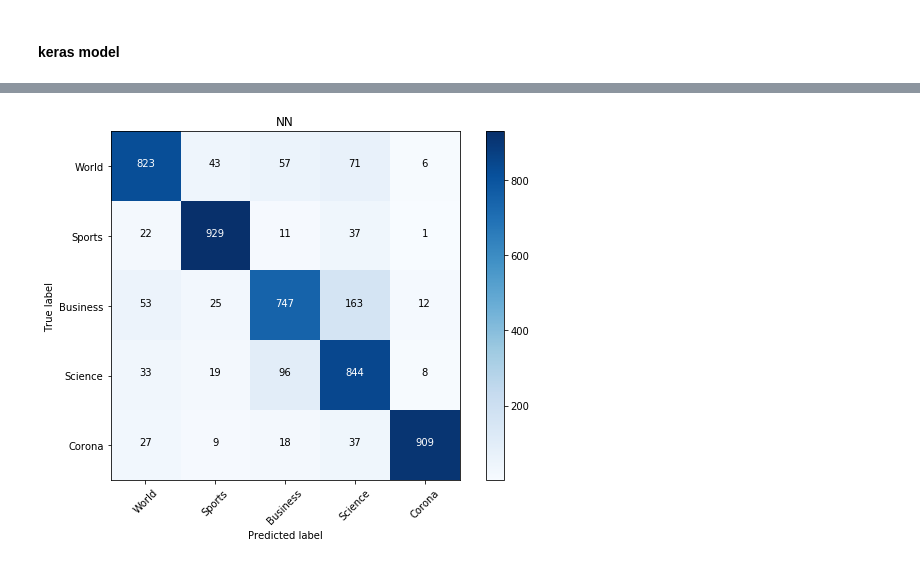
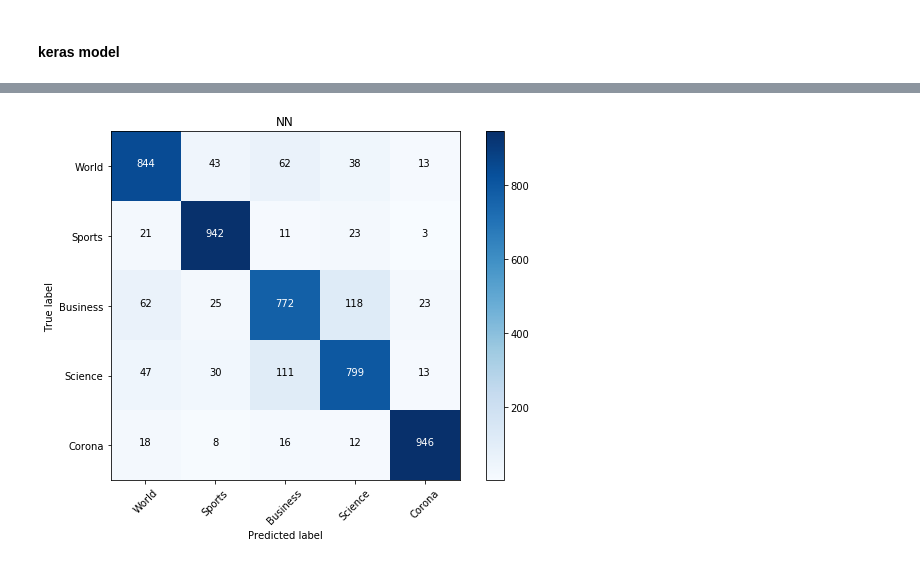
Before and after one commit to amirhpd/text_classifier, a Jupyter notebook: classifier/w2v/classifier_w2v_google.ipynb, the cells around one changed output, grey strips where cells are left out. Drawn from its saved outputs; the diff is of its cells as text; code cells hidden in the pictures.

```diff
--- a/classifier/classifier_w2v.ipynb
+++ b/classifier/w2v/classifier_w2v_google.ipynb
@@ -29,6 +31,5 @@ train_y=train_set["Class Index"]
 test_y=test_set["Class Index"]
 # %%
 %%time
-# test_x_vectors = np.load("tfidf_test_x.npy")
-test_x_vectors = np.load("w2v_test_x.npy")
+test_x_vectors = np.load("w2v_test_x_google.npy")
 # %% [output]
@@ -37,5 +38,4 @@ Wall time: 7.89 ms
 # %%
 %%time
-# train_x_vectors = np.load("tfidf_train_x.npy")
-train_x_vectors = np.load("w2v_train_x.npy")
+train_x_vectors = np.load("w2v_train_x_google.npy")
 # %% [output]
@@ -165,7 +157,7 @@ Trainable params: 10,517
 Non-trainable params: 0
 _________________________________________________________________
 # %%
-nn_model.compile(keras.optimizers.Adam(lr=0.0001), loss='categorical_crossentropy', metrics=['accuracy'])
+nn_model.compile(keras.optimizers.Adam(lr=0.0005), loss='categorical_crossentropy', metrics=['accuracy'])
 # %%
 %%time
 nn_model.fit(train_x_vectors, train_y_1hot, epochs=30, batch_size=10)
@@ -197,6 +189,7 @@ nn_model.evaluate(test_x_vectors, test_y_1hot, batch_size=10)
 predictions = nn_model.predict(test_x_vectors)
 # %%
 nn_cm = confusion_matrix(test_y, predictions.argmax(axis=1)+1)
+cmPlotLabels = ['World', 'Sports', 'Business', 'Science', 'Corona']
 plot_confusion_matrix(nn_cm, cmPlotLabels, title='NN')
 # %% [output]
-[figure, old version]
+[figure, new version]
```
Also changed, not shown: parts of 8 cells of this notebook, 10 other files.
